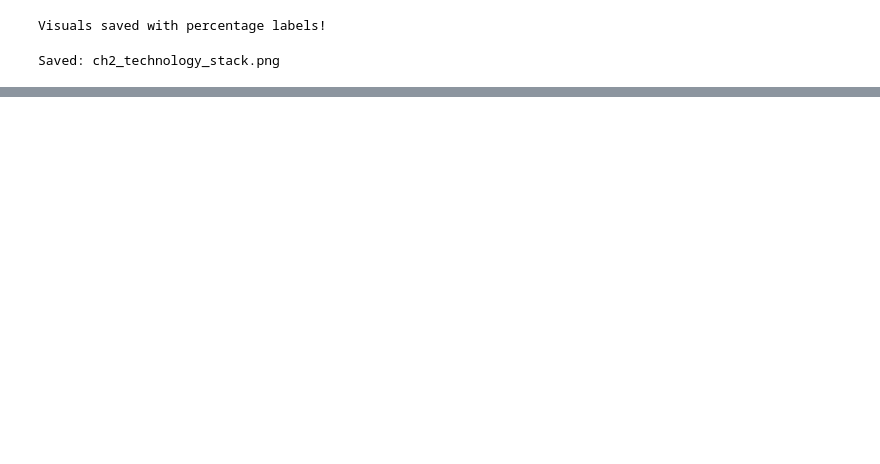
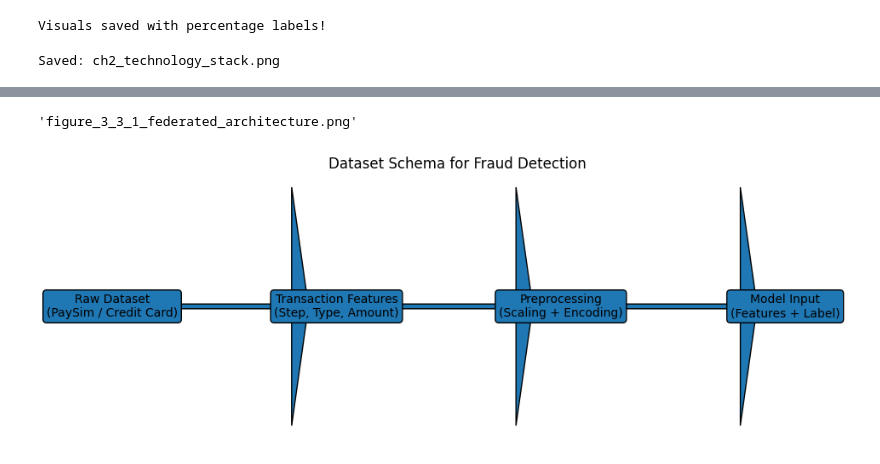
Before and after one commit to ThisumiWijesinghe/Fraud-Detection-with-Federated-Learning, a Jupyter notebook: Visualization_code.ipynb, the cells around one changed output, grey strips where cells are left out. Cells and saved outputs as stored; diff of their text form; code cells hidden in the pictures; blank space fills up the shorter version.

```diff
--- a/Visualization_code.ipynb
+++ b/Visualization_code.ipynb
@@ -259,0 +638,75 @@ Saved: ch2_technology_stack.png
+# %%
+from graphviz import Digraph
+
+dot = Digraph(format='png')
+dot.attr(rankdir='TB', size='10')
+
+# -------- CLIENT LAYER --------
+with dot.subgraph(name='cluster_clients') as c:
+    c.attr(label='Client Layer (12 Banks)', style='rounded')
+
+    for i in range(1, 13):
+        c.node(f'C{i}', f'Client {i}\nLocal Data\nDNN Training (5 Epochs)\n[BN Local]')
+
+# -------- SERVER LAYER --------
+with dot.subgraph(name='cluster_server') as s:
+    s.attr(label='Server Layer', style='rounded')
+
+    s.node('Server', 'Aggregation Server\nFedAvg / FedBN\n\nFedBN: BN NOT Aggregated')
+
+# -------- GLOBAL MODEL --------
+dot.node('Global', 'Global Model\nUpdated Weights')
+
+# -------- EVALUATION LAYER --------
+with dot.subgraph(name='cluster_eval') as e:
+    e.attr(label='Evaluation Layer', style='rounded')
+
+    e.node('Eval', 'Global Test Set (IID)\nAccuracy | Precision | Recall | F1-score')
+
+# -------- CONNECTIONS --------
+
+# Clients → Server
+for i in range(1, 13):
+    dot.edge(f'C{i}', 'Server', label='Weights')
+
+# Server → Global Model
+dot.edge('Server', 'Global', label='Aggregated Model')
+
+# Global → Clients (next round)
+for i in range(1, 13):
+    dot.edge('Global', f'C{i}', label='Updated Model')
+
+# Global → Evaluation
+dot.edge('Global', 'Eval', label='Evaluate')
+
+# -------- SAVE --------
+dot.render('figure_3_3_1_federated_architecture', view=True)
+# %% [output]
+'figure_3_3_1_federated_architecture.png'
+# %%
+import matplotlib.pyplot as plt
+
+plt.figure(figsize=(10,4))
+
+boxes = [
+    "Raw Dataset\n(PaySim / Credit Card)",
+    "Transaction Features\n(Step, Type, Amount)",
+    "Preprocessing\n(Scaling + Encoding)",
+    "Model Input\n(Features + Label)"
+]
+
+for i, text in enumerate(boxes):
+    plt.text(i, 0.5, text, ha='center', va='center',
+             bbox=dict(boxstyle="round"))
+
+# Arrows
+for i in range(len(boxes)-1):
+    plt.arrow(i+0.2, 0.5, 0.6, 0, head_width=0.05)
+
+plt.axis('off')
+plt.title("Dataset Schema for Fraud Detection")
+
+plt.savefig("figure_3_3_3_dataset_schema.png", dpi=300, bbox_inches='tight')
+plt.show()
+# %% [output]
+[figure, added]
```
Also changed, not shown: parts of 19 cells of this notebook.
